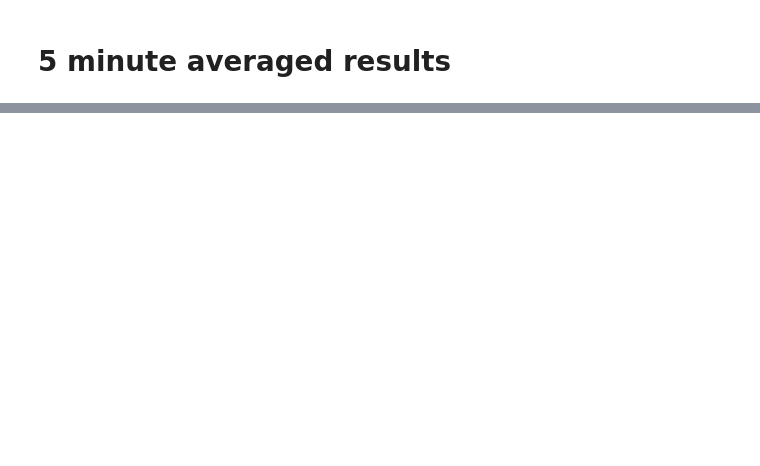
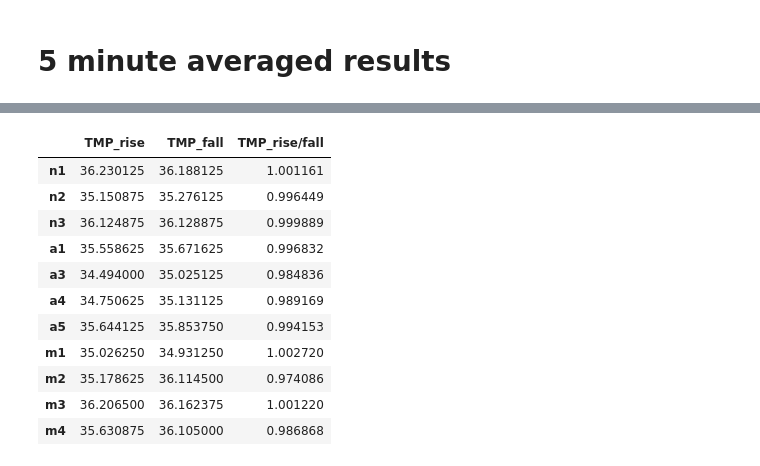
Before and after one commit to pulasthieka/fyp-system, a Jupyter notebook: SignalProcessing/5minute.ipynb, the cells around one changed output, grey strips where cells are left out. Drawn from its saved outputs; the diff is of its cells as text; code cells hidden in the pictures; blank space fills up the shorter version.

```diff
--- a/SignalProcessing/5minute.ipynb
+++ b/SignalProcessing/5minute.ipynb
@@ -150,0 +256,28 @@ plot_df(df['post_inds'])
+# %%
+# def plot_df(df):
+#     df["color"] =["blue","blue","red","red","red","red","green","green","green","green"]
+#     for i in df.columns[:-1]:
+#         fig = px.scatter(df, x=range(len(df["color"])), y=i, color="color")
+#         fig.show()
+labels = ["20","20", "20","52","52","52","52","23","23","23","23"]
+data_names= ['n1','n2','n3','a1','a3','a4','a5','m1','m2','m3','m4']
+indices = [TMP_indicesN1, TMP_indicesN2, TMP_indicesN3,TMP_indicesA1, TMP_indicesA2, TMP_indicesA3, TMP_indicesA4,
+           TMP_indicesM1,TMP_indicesM2, TMP_indicesM3,TMP_indicesM4,]
+# index_names = ['TMP_rise', 'TMP_fall', 'TMP_rise/fall', 'TMP_base', 'TMP_AUC','TMP_env', 'TMP_max', 'TMP_min']
+# index_names = ['TMP_rise', 'TMP_fall', 'TMP_rise/fall', 'TMP_base', 'TMP_AUC']
+index_names = ['TMP_rise', 'TMP_fall', 'TMP_rise/fall']
+temp_df=pd.DataFrame(indices,index=data_names,columns=index_names)
+temp_df
+# %% [output]
+|  | TMP_rise | TMP_fall | TMP_rise/fall |
+| n1 | 36.230125 | 36.188125 | 1.001161 |
+| n2 | 35.150875 | 35.276125 | 0.996449 |
+| n3 | 36.124875 | 36.128875 | 0.999889 |
+| a1 | 35.558625 | 35.671625 | 0.996832 |
+| a3 | 34.494000 | 35.025125 | 0.984836 |
+| a4 | 34.750625 | 35.131125 | 0.989169 |
+| a5 | 35.644125 | 35.853750 | 0.994153 |
+| m1 | 35.026250 | 34.931250 | 1.002720 |
+| m2 | 35.178625 | 36.114500 | 0.974086 |
+| m3 | 36.206500 | 36.162375 | 1.001220 |
+| m4 | 35.630875 | 36.105000 | 0.986868 |
```
Also changed, not shown: parts of 21 cells of this notebook, 3 other files.
